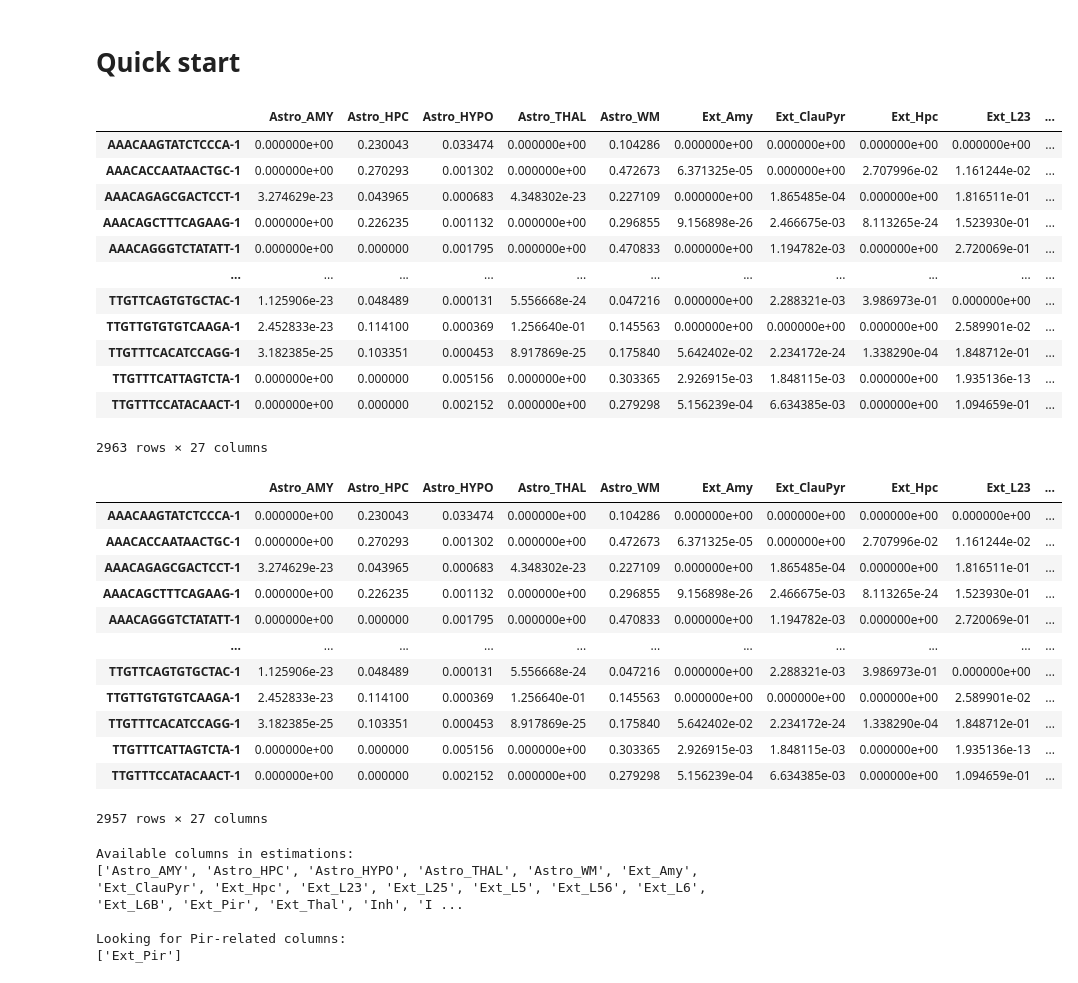
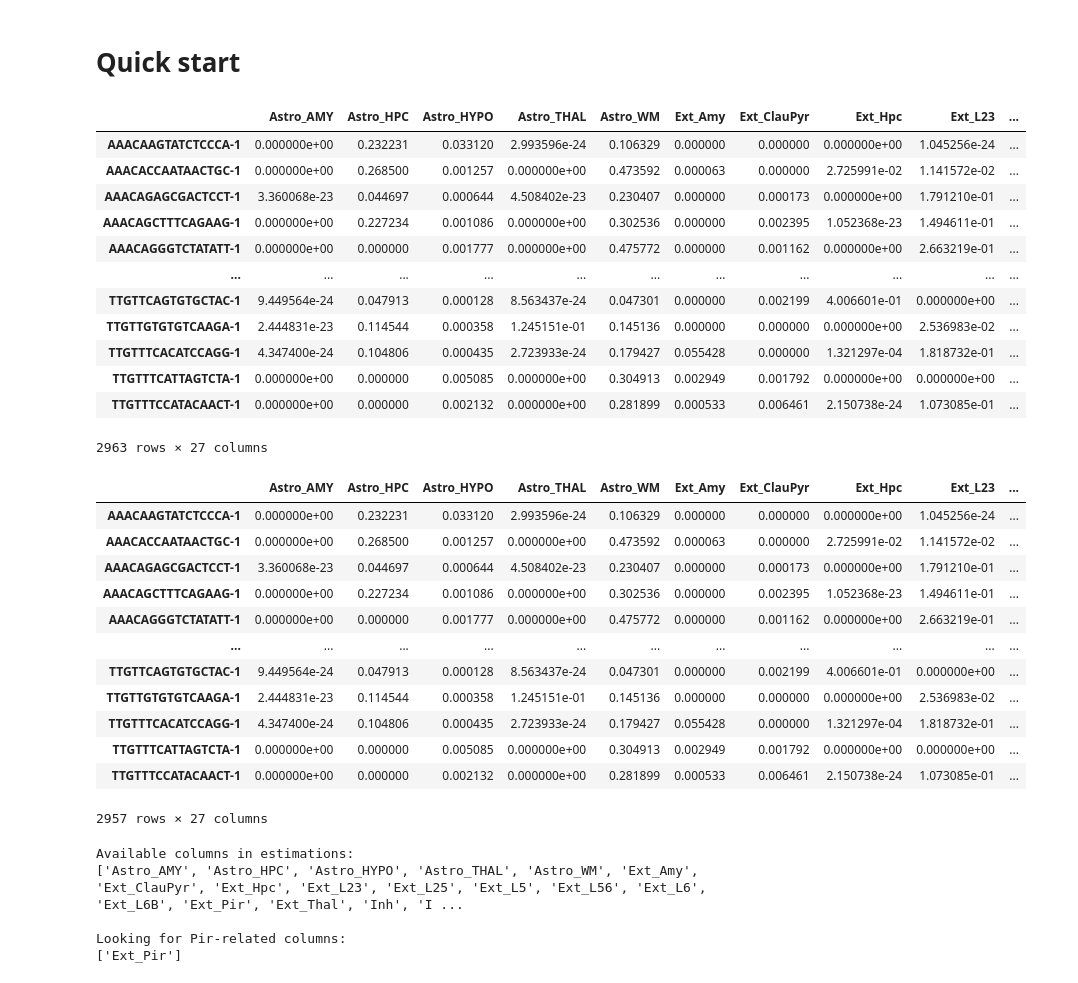
Before and after one commit to ComputationalBiomedicineGroup/rectangle_paper, a Jupyter notebook: notebooks/spatial_visualisation.ipynb, the cells around one changed output. Drawn from its saved outputs; the diff is of its cells as text; code cells hidden in the pictures.

```diff
--- a/notebooks/spatial_visualisation.ipynb
+++ b/notebooks/spatial_visualisation.ipynb
@@ -25,21 +25,21 @@ import matplotlib.pyplot as plt
 # total counts per column (gene) and per row (spot)
 counts_per_row = bulks.sum(axis=1)
 # %%
-estimations = pd.read_csv("../data/fig5/rectangle_ST8059048_estimations.csv", index_col=0)
+estimations = pd.read_csv("../data/fig5/rectangle_ST8059048_estimations_median.csv", index_col=0)
 estimations
 # %% [output]
 |  | Astro_AMY | Astro_HPC | Astro_HYPO | Astro_THAL | Astro_WM | Ext_Amy | Ext_ClauPyr | Ext_Hpc | Ext_L23 | ... |
-| AAACAAGTATCTCCCA-1 | 0.000000e+00 | 0.230043 | 0.033474 | 0.000000e+00 | 0.104286 | 0.000000e+00 | 0.000000e+00 | 0.000000e+00 | 0.000000e+00 | ... |
-| AAACACCAATAACTGC-1 | 0.000000e+00 | 0.270293 | 0.001302 | 0.000000e+00 | 0.472673 | 6.371325e-05 | 0.000000e+00 | 2.707996e-02 | 1.161244e-02 | ... |
-| AAACAGAGCGACTCCT-1 | 3.274629e-23 | 0.043965 | 0.000683 | 4.348302e-23 | 0.227109 | 0.000000e+00 | 1.865485e-04 | 0.000000e+00 | 1.816511e-01 | ... |
-| AAACAGCTTTCAGAAG-1 | 0.000000e+00 | 0.226235 | 0.001132 | 0.000000e+00 | 0.296855 | 9.156898e-26 | 2.466675e-03 | 8.113265e-24 | 1.523930e-01 | ... |
-| AAACAGGGTCTATATT-1 | 0.000000e+00 | 0.000000 | 0.001795 | 0.000000e+00 | 0.470833 | 0.000000e+00 | 1.194782e-03 | 0.000000e+00 | 2.720069e-01 | ... |
+| AAACAAGTATCTCCCA-1 | 0.000000e+00 | 0.232231 | 0.033120 | 2.993596e-24 | 0.106329 | 0.000000 | 0.000000 | 0.000000e+00 | 1.045256e-24 | ... |
+| AAACACCAATAACTGC-1 | 0.000000e+00 | 0.268500 | 0.001257 | 0.000000e+00 | 0.473592 | 0.000063 | 0.000000 | 2.725991e-02 | 1.141572e-02 | ... |
+| AAACAGAGCGACTCCT-1 | 3.360068e-23 | 0.044697 | 0.000644 | 4.508402e-23 | 0.230407 | 0.000000 | 0.000173 | 0.000000e+00 | 1.791210e-01 | ... |
+| AAACAGCTTTCAGAAG-1 | 0.000000e+00 | 0.227234 | 0.001086 | 0.000000e+00 | 0.302536 | 0.000000 | 0.002395 | 1.052368e-23 | 1.494611e-01 | ... |
+| AAACAGGGTCTATATT-1 | 0.000000e+00 | 0.000000 | 0.001777 | 0.000000e+00 | 0.475772 | 0.000000 | 0.001162 | 0.000000e+00 | 2.663219e-01 | ... |
 | ... | ... | ... | ... | ... | ... | ... | ... | ... | ... | ... |
-| TTGTTCAGTGTGCTAC-1 | 1.125906e-23 | 0.048489 | 0.000131 | 5.556668e-24 | 0.047216 | 0.000000e+00 | 2.288321e-03 | 3.986973e-01 | 0.000000e+00 | ... |
-| TTGTTGTGTGTCAAGA-1 | 2.452833e-23 | 0.114100 | 0.000369 | 1.256640e-01 | 0.145563 | 0.000000e+00 | 0.000000e+00 | 0.000000e+00 | 2.589901e-02 | ... |
-| TTGTTTCACATCCAGG-1 | 3.182385e-25 | 0.103351 | 0.000453 | 8.917869e-25 | 0.175840 | 5.642402e-02 | 2.234172e-24 | 1.338290e-04 | 1.848712e-01 | ... |
-| TTGTTTCATTAGTCTA-1 | 0.000000e+00 | 0.000000 | 0.005156 | 0.000000e+00 | 0.303365 | 2.926915e-03 | 1.848115e-03 | 0.000000e+00 | 1.935136e-13 | ... |
-| TTGTTTCCATACAACT-1 | 0.000000e+00 | 0.000000 | 0.002152 | 0.000000e+00 | 0.279298 | 5.156239e-04 | 6.634385e-03 | 0.000000e+00 | 1.094659e-01 | ... |
+| TTGTTCAGTGTGCTAC-1 | 9.449564e-24 | 0.047913 | 0.000128 | 8.563437e-24 | 0.047301 | 0.000000 | 0.002199 | 4.006601e-01 | 0.000000e+00 | ... |
+| TTGTTGTGTGTCAAGA-1 | 2.444831e-23 | 0.114544 | 0.000358 | 1.245151e-01 | 0.145136 | 0.000000 | 0.000000 | 0.000000e+00 | 2.536983e-02 | ... |
+| TTGTTTCACATCCAGG-1 | 4.347400e-24 | 0.104806 | 0.000435 | 2.723933e-24 | 0.179427 | 0.055428 | 0.000000 | 1.321297e-04 | 1.818732e-01 | ... |
+| TTGTTTCATTAGTCTA-1 | 0.000000e+00 | 0.000000 | 0.005085 | 0.000000e+00 | 0.304913 | 0.002949 | 0.001792 | 0.000000e+00 | 0.000000e+00 | ... |
+| TTGTTTCCATACAACT-1 | 0.000000e+00 | 0.000000 | 0.002132 | 0.000000e+00 | 0.281899 | 0.000533 | 0.006461 | 2.150738e-24 | 1.073085e-01 | ... |
 2963 rows × 27 columns
 # %%
 # remove spots with count lower
@@ -48,17 +48,17 @@ estimations = estimations.drop(index=low_count_spots)
 estimations
 # %% [output]
 |  | Astro_AMY | Astro_HPC | Astro_HYPO | Astro_THAL | Astro_WM | Ext_Amy | Ext_ClauPyr | Ext_Hpc | Ext_L23 | ... |
-| AAACAAGTATCTCCCA-1 | 0.000000e+00 | 0.230043 | 0.033474 | 0.000000e+00 | 0.104286 | 0.000000e+00 | 0.000000e+00 | 0.000000e+00 | 0.000000e+00 | ... |
-| AAACACCAATAACTGC-1 | 0.000000e+00 | 0.270293 | 0.001302 | 0.000000e+00 | 0.472673 | 6.371325e-05 | 0.000000e+00 | 2.707996e-02 | 1.161244e-02 | ... |
-| AAACAGAGCGACTCCT-1 | 3.274629e-23 | 0.043965 | 0.000683 | 4.348302e-23 | 0.227109 | 0.000000e+00 | 1.865485e-04 | 0.000000e+00 | 1.816511e-01 | ... |
-| AAACAGCTTTCAGAAG-1 | 0.000000e+00 | 0.226235 | 0.001132 | 0.000000e+00 | 0.296855 | 9.156898e-26 | 2.466675e-03 | 8.113265e-24 | 1.523930e-01 | ... |
-| AAACAGGGTCTATATT-1 | 0.000000e+00 | 0.000000 | 0.001795 | 0.000000e+00 | 0.470833 | 0.000000e+00 | 1.194782e-03 | 0.000000e+00 | 2.720069e-01 | ... |
+| AAACAAGTATCTCCCA-1 | 0.000000e+00 | 0.232231 | 0.033120 | 2.993596e-24 | 0.106329 | 0.000000 | 0.000000 | 0.000000e+00 | 1.045256e-24 | ... |
+| AAACACCAATAACTGC-1 | 0.000000e+00 | 0.268500 | 0.001257 | 0.000000e+00 | 0.473592 | 0.000063 | 0.000000 | 2.725991e-02 | 1.141572e-02 | ... |
+| AAACAGAGCGACTCCT-1 | 3.360068e-23 | 0.044697 | 0.000644 | 4.508402e-23 | 0.230407 | 0.000000 | 0.000173 | 0.000000e+00 | 1.791210e-01 | ... |
+| AAACAGCTTTCAGAAG-1 | 0.000000e+00 | 0.227234 | 0.001086 | 0.000000e+00 | 0.302536 | 0.000000 | 0.002395 | 1.052368e-23 | 1.494611e-01 | ... |
+| AAACAGGGTCTATATT-1 | 0.000000e+00 | 0.000000 | 0.001777 | 0.000000e+00 | 0.475772 | 0.000000 | 0.001162 | 0.000000e+00 | 2.663219e-01 | ... |
 | ... | ... | ... | ... | ... | ... | ... | ... | ... | ... | ... |
-| TTGTTCAGTGTGCTAC-1 | 1.125906e-23 | 0.048489 | 0.000131 | 5.556668e-24 | 0.047216 | 0.000000e+00 | 2.288321e-03 | 3.986973e-01 | 0.000000e+00 | ... |
-| TTGTTGTGTGTCAAGA-1 | 2.452833e-23 | 0.114100 | 0.000369 | 1.256640e-01 | 0.145563 | 0.000000e+00 | 0.000000e+00 | 0.000000e+00 | 2.589901e-02 | ... |
-| TTGTTTCACATCCAGG-1 | 3.182385e-25 | 0.103351 | 0.000453 | 8.917869e-25 | 0.175840 | 5.642402e-02 | 2.234172e-24 | 1.338290e-04 | 1.848712e-01 | ... |
-| TTGTTTCATTAGTCTA-1 | 0.000000e+00 | 0.000000 | 0.005156 | 0.000000e+00 | 0.303365 | 2.926915e-03 | 1.848115e-03 | 0.000000e+00 | 1.935136e-13 | ... |
-| TTGTTTCCATACAACT-1 | 0.000000e+00 | 0.000000 | 0.002152 | 0.000000e+00 | 0.279298 | 5.156239e-04 | 6.634385e-03 | 0.000000e+00 | 1.094659e-01 | ... |
+| TTGTTCAGTGTGCTAC-1 | 9.449564e-24 | 0.047913 | 0.000128 | 8.563437e-24 | 0.047301 | 0.000000 | 0.002199 | 4.006601e-01 | 0.000000e+00 | ... |
+| TTGTTGTGTGTCAAGA-1 | 2.444831e-23 | 0.114544 | 0.000358 | 1.245151e-01 | 0.145136 | 0.000000 | 0.000000 | 0.000000e+00 | 2.536983e-02 | ... |
+| TTGTTTCACATCCAGG-1 | 4.347400e-24 | 0.104806 | 0.000435 | 2.723933e-24 | 0.179427 | 0.055428 | 0.000000 | 1.321297e-04 | 1.818732e-01 | ... |
+| TTGTTTCATTAGTCTA-1 | 0.000000e+00 | 0.000000 | 0.005085 | 0.000000e+00 | 0.304913 | 0.002949 | 0.001792 | 0.000000e+00 | 0.000000e+00 | ... |
+| TTGTTTCCATACAACT-1 | 0.000000e+00 | 0.000000 | 0.002132 | 0.000000e+00 | 0.281899 | 0.000533 | 0.006461 | 2.150738e-24 | 1.073085e-01 | ... |
 2957 rows × 27 columns
 # %%
 # Check available cell types
```
Also changed, not shown: parts of 7 cells of this notebook.
